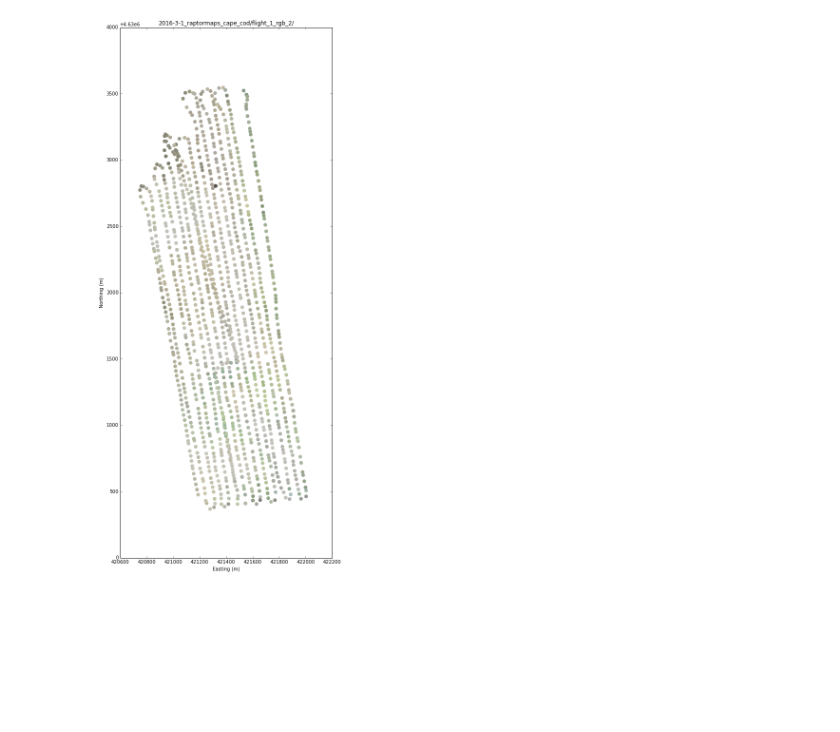
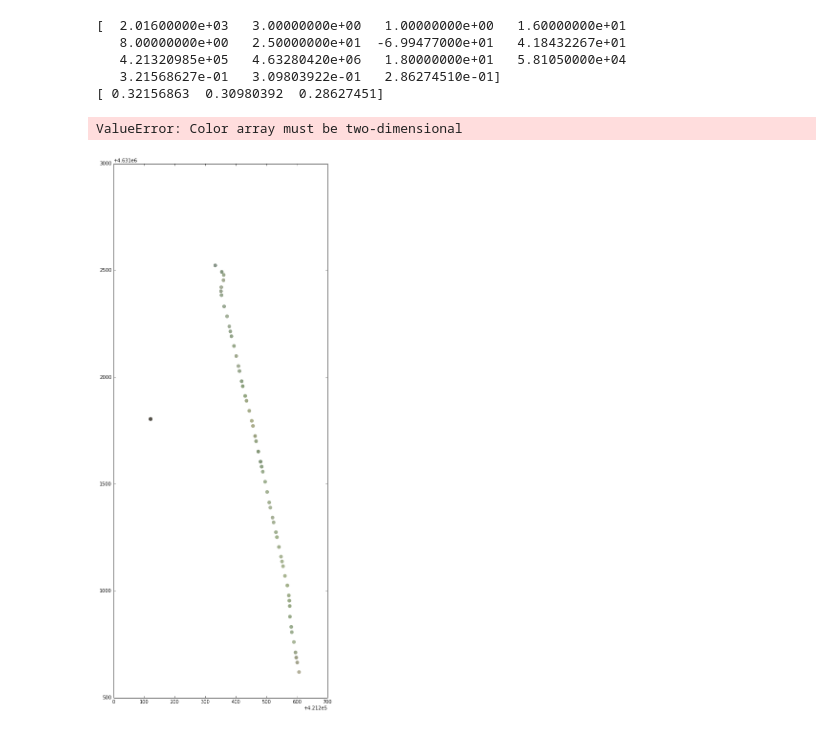
Before and after one commit to csherwood-usgs/IPython_notebook_examples, a Jupyter notebook: exif2track.ipynb, the cells around one changed output. Cells and saved outputs as stored; diff of their text form; code cells hidden in the pictures; blank space fills up the shorter version.

```diff
--- a/exif2track.ipynb
+++ b/exif2track.ipynb
@@ -279,30 +294,40 @@ def transformCoordinateSystem(files):
 # %%
 # input arguments
-#mydir = 'flight_2_nir_south_edited'
-#mydir='flight_1_rgb_1'
-#mydir='flight_1_rgb_2'
-#mydir='flight_2_rgb_1'
-#mydir='flight_2_nir_1'
-#imdir = 'testdir/'
-imdir='2016-3-1_raptormaps_cape_cod/flight_1_rgb_2/'
-#imdir='testdir'
-tdir = '/home/csherwood/crs/proj/2016_CACO/'
-#tdir = 'd:/crs/proj/2016_CACO/2016-03-01_CACO_images/'
+
+#imdir='flight_1_rgb_1'
+#imdir='flight_1_rgb_2'
+#imdir='flight_2_rgb_1'
+#imdir='flight_2_nir_1'
+imdir='testdir'
+
+#tdir = '/home/csherwood/crs/proj/2016_CACO/2016-3-1_raptormaps_cape_cod/'
+tdir = 'd:/crs/proj/2016_CACO/2016-03-01_CACO_images/'
 filetype = 'JPG'
 
 # construct filepath
 # filepath = os.join(tdir,imdir,'*.'+filetype)
-filepath = tdir+imdir+'*.JPG'
+filepath = tdir+imdir+'/*.JPG'
 
 print "Reading image files from ",filepath
 files = getGPSFiles(filepath)
 print "Transforming coordinate system"
-x,fpnames = transformCoordinateSystem(files)
+x,fpnames,fp = transformCoordinateSystem(files)
 
-csvpath = tdir+'test.csv'
+csvpath = tdir+imdir+'.csv'
 fid = open(csvpath,'w')
 for i in np.arange(x.shape[1]):
     fid.write("{0:s},{1:4.0f},{2:02.0f},{3:02.0f},{4:02.0f},{5:02.0f},{6:05.3f},{7:11.6f},{8:10.6f},{9: 11.3f},{10: 11.3f},{11:6.1f}\n"\
        .format(fpnames[i],x[0,i],x[1,i],x[2,i],x[3,i],x[4,i],x[5,i],x[6,i],x[7,i],x[8,i],x[9,i],x[10,i]))
 fid.close()
+
+# calculate ground speed
+eps = np.finfo(float).eps
+dx=np.diff(x)
+dist = np.sqrt( np.sum(dx[8:10,:]**2,axis = 0) )
+dt = dx[11,::]
+#print dx[:,]
+print 'Mean delta xyz (m):',np.mean(dist)
+print 'Mean delta t (s):',np.mean(dt)
+speed = dist/(dt+eps)
+print('Ground speed: Mean {0}, Max: {1}, Min: {2} m/s\n'.format(np.mean(speed), np.max(speed), np.min(speed)))
 # %% [output]
@@ -337,18 +380,26 @@ Ground speed: Mean 17.0006683458, Max: 34.1442020583, Min: 0.0 m/s
 # %%
 # plot UTM x,y with average image color
-
+print x[:,0]
+rgb = x[12:15,:]
+print rgb[:,0]
 ss = np.ones_like(x[1,:])*20.
 fig,ax = plt.subplots(figsize=(8,20))
 for i in range(len(x[0,:])):
     ax.scatter(x[8,i],x[9,i],s=60,c=rgb[:,i],edgecolors='none')
 
 plt.xlabel('Easting (m)')
 plt.ylabel('Northing (m)')
 plt.title(imdir)
 #plt.xlim(4206000,422200)
 #plt.ylim(4630000,4634000)
 plt.gca().set_aspect('equal', adjustable='box')
 plt.draw()
-plt.savefig(tdir+imdir+'track.png')
+plt.savefig(tdir+imdir+imdir+'track.png')
 # %% [output]
+[  2.01600000e+03   3.00000000e+00   1.00000000e+00   1.60000000e+01
+   8.00000000e+00   2.50000000e+01  -6.99477000e+01   4.18432267e+01
+   4.21320985e+05   4.63280420e+06   1.80000000e+01   5.81050000e+04
+   3.21568627e-01   3.09803922e-01   2.86274510e-01]
+[ 0.32156863  0.30980392  0.28627451]
+ValueError: Color array must be two-dimensional
-[figure, old version]
+[figure, new version]
```
Also changed, not shown: parts of 6 cells of this notebook.
